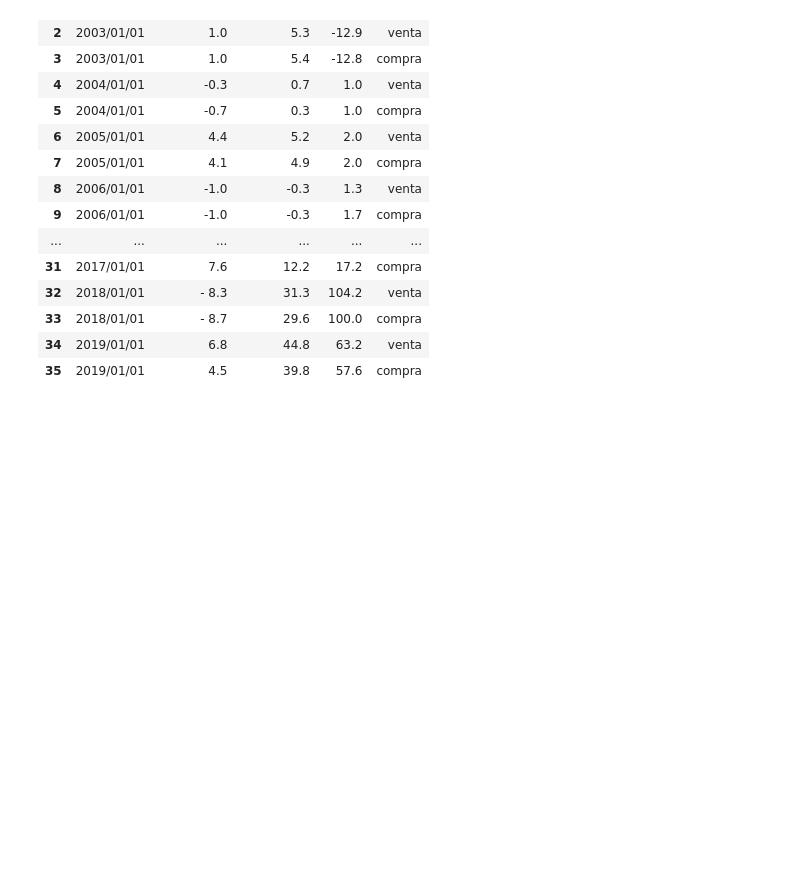
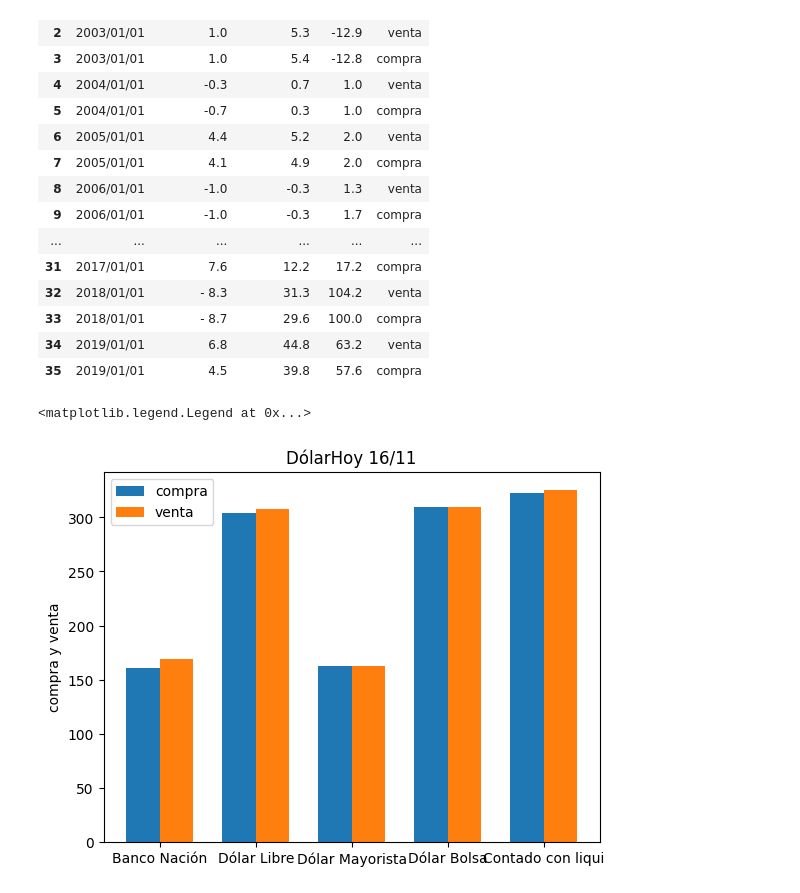
Before and after one commit to ispc-programador2022/GGGG4, a Jupyter notebook: Scripts/general.ipynb, the cells around one changed output. Drawn from its saved outputs; the diff is of its cells as text; code cells hidden in the pictures; blank space fills up the shorter version.

```diff
--- a/Scripts/general.ipynb
+++ b/Scripts/general.ipynb
@@ -85,3 +85,34 @@ df1
 | 33 | 2018/01/01 | - 8.7 | 29.6 | 100.0 | compra |
 | 34 | 2019/01/01 | 6.8 | 44.8 | 63.2 | venta |
 | 35 | 2019/01/01 | 4.5 | 39.8 | 57.6 | compra |
+# %%
+from datetime import datetime
+import matplotlib.pyplot as plt
+import numpy as np
+
+fecha = datetime.now().date()
+dolarHoy = pd.read_csv(f"../data/diario/{fecha}-dolarHoy.csv")
+mi_diccionary = dolarHoy.to_dict()
+
+lista = []
+for val in mi_diccionary.values():
+    lista.append(val)
+
+entidades = [x for x in lista[0].values()]
+compra = [x for x in lista[1].values()]
+venta = [x for x in lista[2].values()]
+
+co = np.arange(len(compra))
+an = 0.35
+
+fig, ax = plt.subplots()
+ax.bar(co - an/2, compra, an, label='compra')
+ax.bar(co + an/2, venta, an, label='venta')
+ax.set_title('DólarHoy 16/11')
+ax.set_ylabel('compra y venta')
+ax.set_xticks(co)
+ax.set_xticklabels(entidades)
+plt.legend()
+# %% [output]
+<matplotlib.legend.Legend at 0x...>
+[figure, added]
```
Also changed, not shown: 2 other files.
